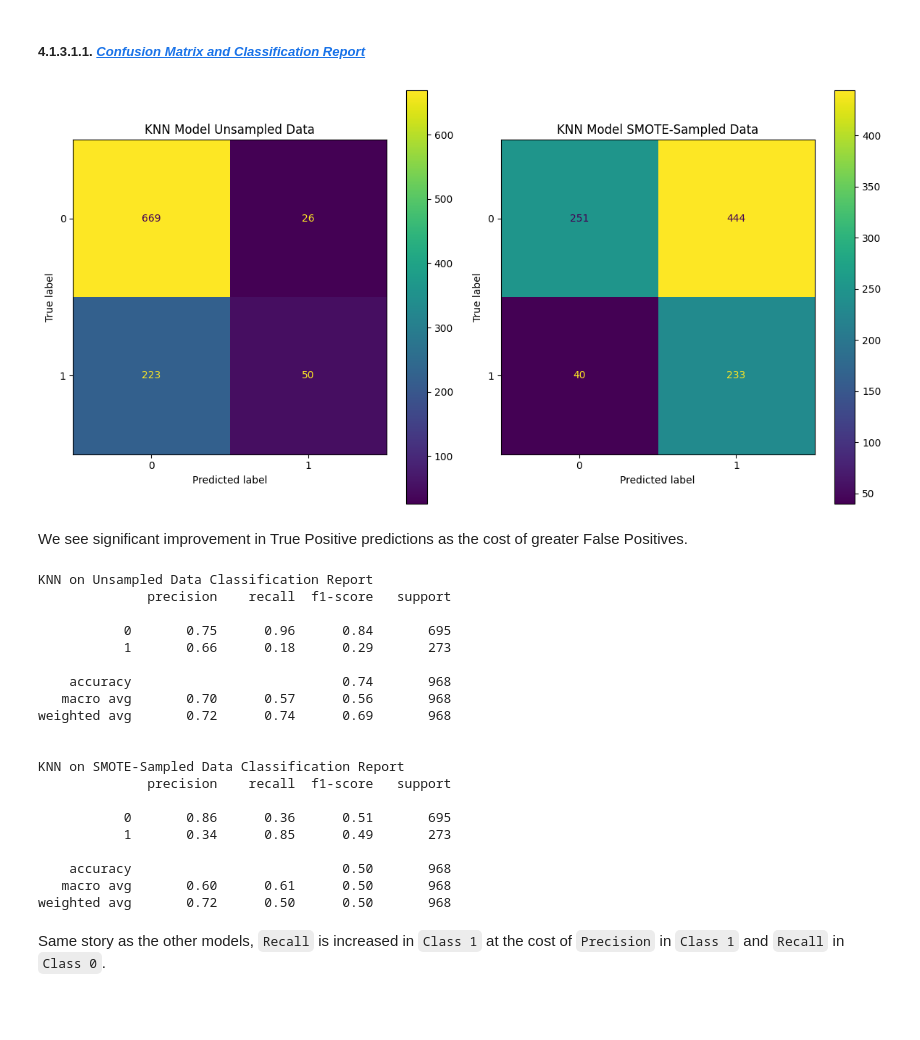
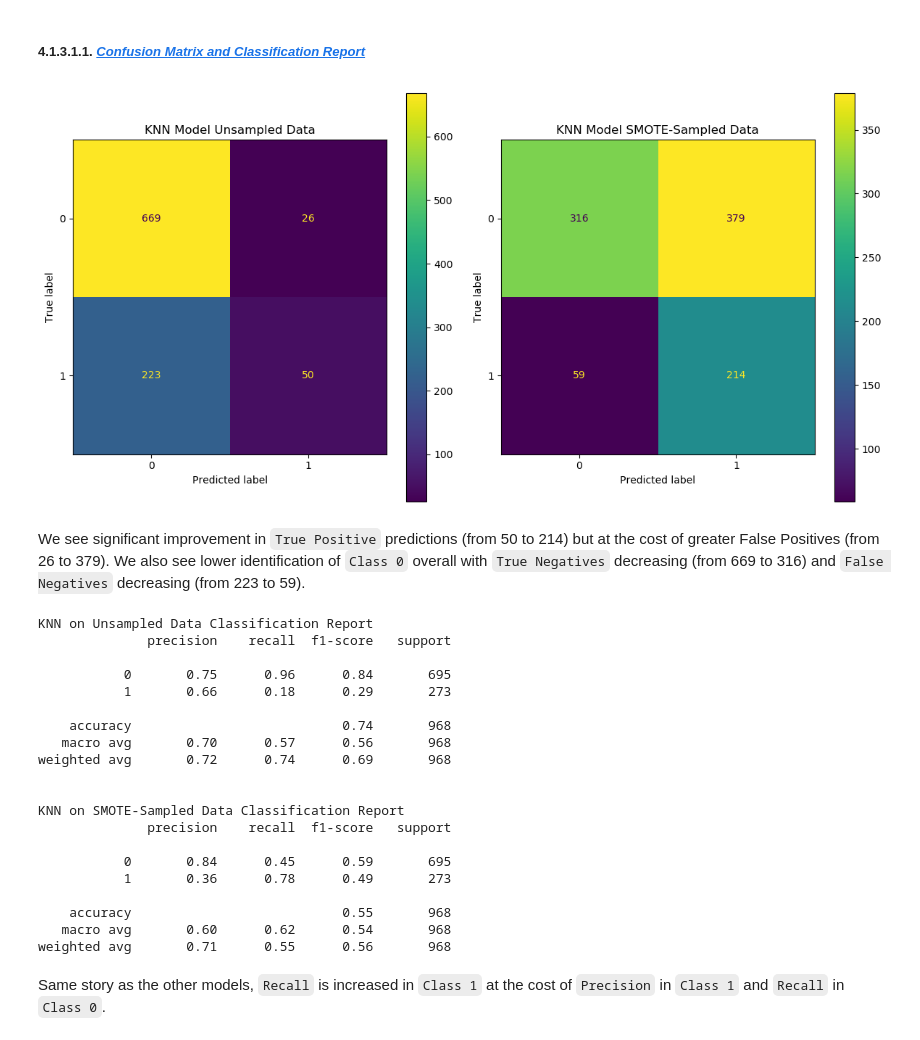
Before and after one commit to jiroamato/Stock-Trend-Prediction-With-NLP, a Jupyter notebook: notebooks/2-NLP-Preprocessing-Modelling.ipynb, the cells around one changed output. Cells and saved outputs as stored; diff of their text form; code cells hidden in the pictures; blank space fills up the shorter version.

```diff
--- a/notebooks/2-NLP-Preprocessing-Modelling.ipynb
+++ b/notebooks/2-NLP-Preprocessing-Modelling.ipynb
@@ -127,7 +156,7 @@ import string
 # %% [markdown]
 # 1. <a id='toc1_'></a>[**Loading the data**](#toc0_)
 # %%
-df = pd.read_csv('../data/df_clean.csv', index_col=0)
+df = pd.read_csv('../data/df_clean.csv')
 df.head()
 # %% [output]
 |  | Headline | Sentiment |
@@ -182,7 +210,16 @@ From the `1-NLP-Cleaning-EDA` notebook we created our own tokenizer. The compone
 wnl = WordNetLemmatizer()
 stop_words = stopwords.words('english')
 
-def my_tokenizer(sentence):
+def my_tokenizer(sentence: str) -> list[str]:
+    """
+    Tokenizes a sentence into a list of lemmatized words, removing punctuation, stop words, and insignificant short words.
+
+    Input:
+        sentence (str): The input sentence to be tokenized.
+
+    Output:
+        list: A list of lemmatized tokens from the input sentence.
+    """
     # transform string into lower case and take out punctuations
     for punctuation in string.punctuation:
         sentence = sentence.replace(punctuation, '').lower()
@@ -1286,7 +1329,7 @@ Where `K-Neighbors` = 11
 # Scale data
 scaler = StandardScaler()
 X_remain_sm_scaled = scaler.fit_transform(X_remain_sm)
-X_test_scaled = scaler.transform(X_test)
+X_test_scaled_sm = scaler.transform(X_test)
 
 # Fitting the model
 KNN_sm = KNeighborsClassifier(n_neighbors=7)
@@ -1294,7 +1337,7 @@ KNN_sm.fit(X_remain_sm_scaled, y_remain_sm)
 
 # Scores
 KNN_sm_train_score = KNN_sm.score(X_remain_sm_scaled, y_remain_sm)
-KNN_sm_test_score = KNN_sm.score(X_test_scaled, y_test)
+KNN_sm_test_score = KNN_sm.score(X_test_scaled_sm, y_test)
 
 print(f'Train Score: {KNN_sm_train_score} \nTest Score: {KNN_sm_test_score}')
 # %% [output]
@@ -1316,25 +1359,26 @@ Once again performance has dramatically decreased when SMOTE is applied.
 # %%
 # Scale the unsampled data
 scaler = StandardScaler()
 scaler.fit(X_remain)
 X_test_scaled = scaler.transform(X_test)
 
-# Confusion Matrix
+# Confusion Matrix for both models as subplots
 fig, ax = plt.subplots(1, 2, figsize=(12, 6))
 
-plt.subplot(1, 2, 1)
+# Confusion matrix without SMOTE
 ConfusionMatrixDisplay.from_estimator(KNN, X_test_scaled, y_test, ax=ax[0]) # Using scaled data for Logistic Regression
-plt.title('KNN Model Unsampled Data')
-plt.subplot(1, 2, 2)
-ConfusionMatrixDisplay.from_estimator(KNN_sm, X_test_scaled, y_test, ax=ax[1]) # Using scaled data for Logistic Regression
-plt.title('KNN Model SMOTE-Sampled Data')
+ax[0].set_title('KNN Model Unsampled Data')
+
+# Confusion matrix with SMOTE
+ConfusionMatrixDisplay.from_estimator(KNN_sm, X_test_scaled_sm, y_test, ax=ax[1]) # Using scaled data for Logistic Regression
+ax[1].set_title('KNN Model SMOTE-Sampled Data')
 
 plt.tight_layout()
 plt.show()
 # %% [output]
-[figure, old version]
+[figure, new version]
-# %% [markdown]
-We see significant improvement in True Positive predictions as the cost of greater False Positives.
+# %% [markdown]
+We see significant improvement in `True Positive` predictions (from 50 to 214) but at the cost of greater False Positives (from 26 to 379). We also see lower identification of `Class 0` overall with `True Negatives` decreasing (from 669 to 316) and `False Negatives` decreasing (from 223 to 59).
 # %%
 # Classification Report
 y_pred_KNN = KNN.predict(X_test_scaled)
@@ -1342,7 +1386,7 @@ report_KNN = classification_report(y_test, y_pred_KNN)
 print('KNN on Unsampled Data Classification Report')
 print(report_KNN)
 
-y_pred_KNN_sm = KNN_sm.predict(X_test_scaled)
+y_pred_KNN_sm = KNN_sm.predict(X_test_scaled_sm)
 report_KNN_sm = classification_report(y_test, y_pred_KNN_sm)
 print('\nKNN on SMOTE-Sampled Data Classification Report')
 print(report_KNN_sm)
@@ -1361,12 +1405,12 @@ weighted avg       0.72      0.74      0.69       968
 KNN on SMOTE-Sampled Data Classification Report
               precision    recall  f1-score   support
 
-           0       0.86      0.36      0.51       695
-           1       0.34      0.85      0.49       273
+           0       0.84      0.45      0.59       695
+           1       0.36      0.78      0.49       273
 
-    accuracy                           0.50       968
-   macro avg       0.60      0.61      0.50       968
-weighted avg       0.72      0.50      0.50       968
+    accuracy                           0.55       968
+   macro avg       0.60      0.62      0.54       968
+weighted avg       0.71      0.55      0.56       968
 # %% [markdown]
 Same story as the other models, `Recall` is increased in `Class 1` at the cost of `Precision` in `Class 1` and `Recall` in `Class 0`.
 # %%
```
Also changed, not shown: parts of 153 cells of this notebook, 13 other files.
